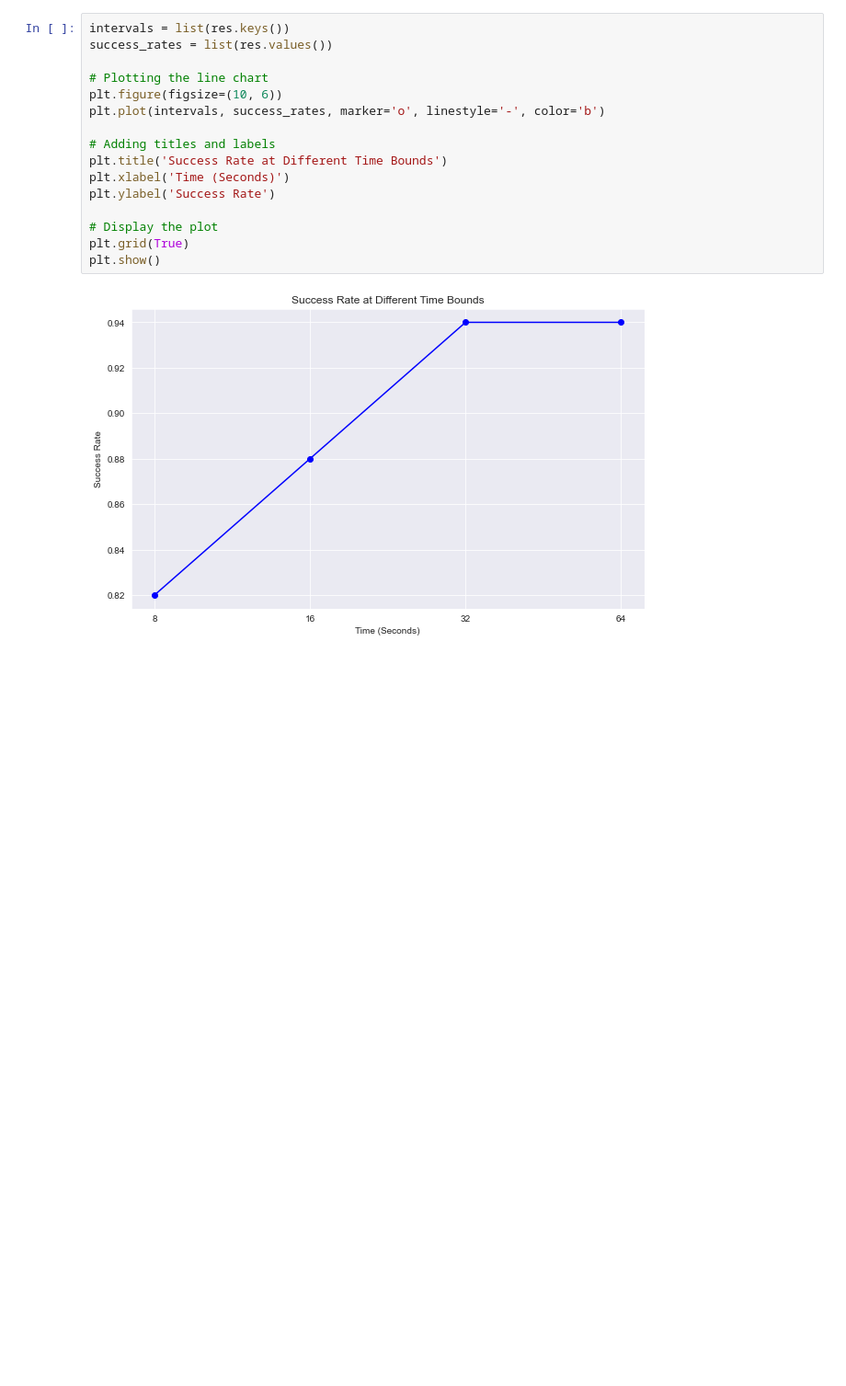
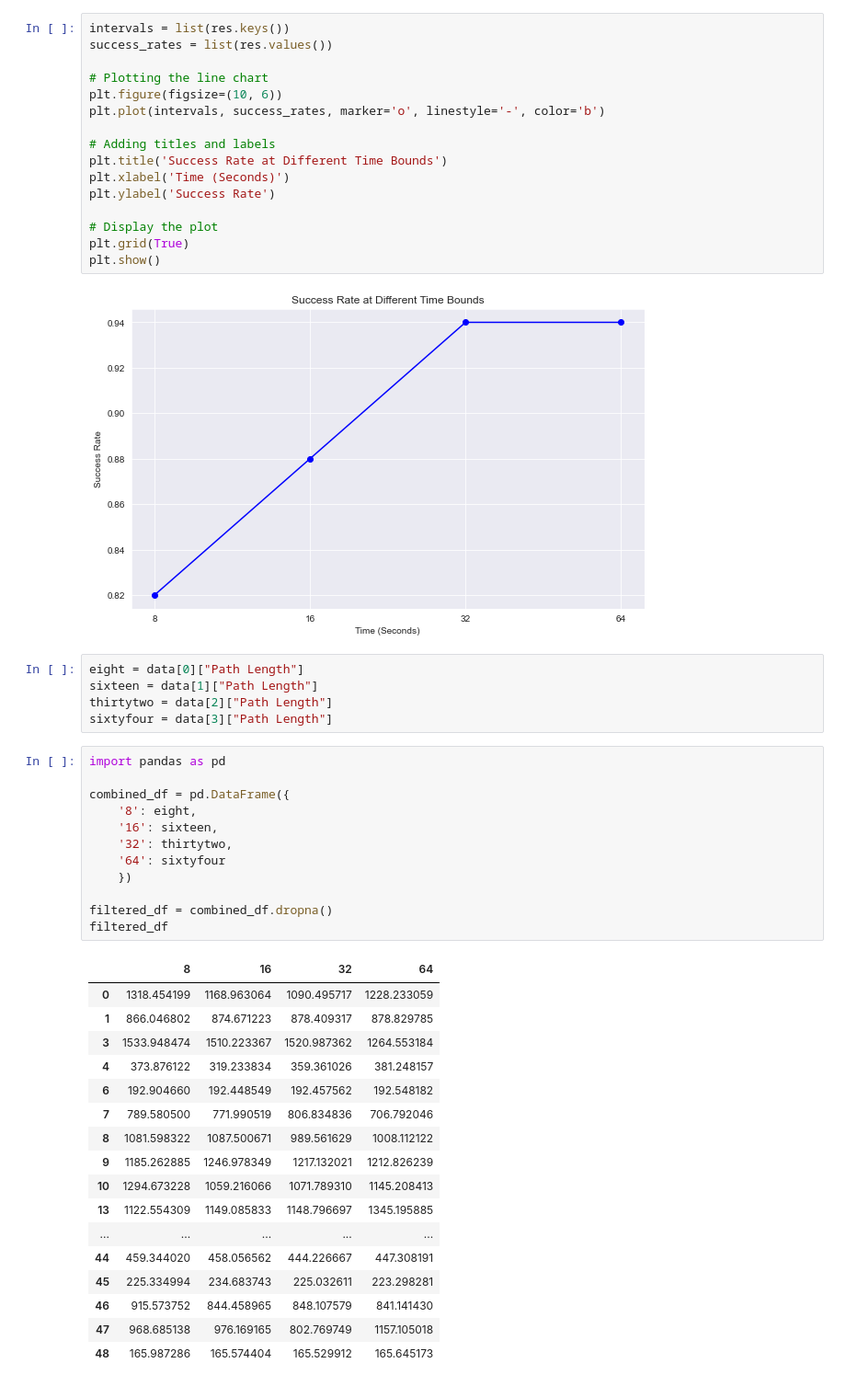
Before and after one commit to cameronstackhouse/PathPlanning, a Jupyter notebook: src/Evaluation/static-2d/different-times/analysis.ipynb, the cells around one changed output. Shown at 92% size. Cells and saved outputs as stored; diff of their text form; blank space fills up the shorter version.

```diff
--- a/src/Evaluation/static-2d/different-times/analysis.ipynb
+++ b/src/Evaluation/static-2d/different-times/analysis.ipynb
@@ -38,3 +38,38 @@ plt.grid(True)
 plt.show()
 # %% [output]
 [figure]
+# %%
+eight = data[0]["Path Length"]
+sixteen = data[1]["Path Length"]
+thirtytwo = data[2]["Path Length"]
+sixtyfour = data[3]["Path Length"]
+# %%
+import pandas as pd
+
+combined_df = pd.DataFrame({
+    '8': eight,
+    '16': sixteen,
+    '32': thirtytwo,
+    '64': sixtyfour
+    })
+
+filtered_df = combined_df.dropna()
+filtered_df
+# %% [output]
+|  | 8 | 16 | 32 | 64 |
+| 0 | 1318.454199 | 1168.963064 | 1090.495717 | 1228.233059 |
+| 1 | 866.046802 | 874.671223 | 878.409317 | 878.829785 |
+| 3 | 1533.948474 | 1510.223367 | 1520.987362 | 1264.553184 |
+| 4 | 373.876122 | 319.233834 | 359.361026 | 381.248157 |
+| 6 | 192.904660 | 192.448549 | 192.457562 | 192.548182 |
+| 7 | 789.580500 | 771.990519 | 806.834836 | 706.792046 |
+| 8 | 1081.598322 | 1087.500671 | 989.561629 | 1008.112122 |
+| 9 | 1185.262885 | 1246.978349 | 1217.132021 | 1212.826239 |
+| 10 | 1294.673228 | 1059.216066 | 1071.789310 | 1145.208413 |
+| 13 | 1122.554309 | 1149.085833 | 1148.796697 | 1345.195885 |
+| ... | ... | ... | ... | ... |
+| 44 | 459.344020 | 458.056562 | 444.226667 | 447.308191 |
+| 45 | 225.334994 | 234.683743 | 225.032611 | 223.298281 |
+| 46 | 915.573752 | 844.458965 | 848.107579 | 841.141430 |
+| 47 | 968.685138 | 976.169165 | 802.769749 | 1157.105018 |
+| 48 | 165.987286 | 165.574404 | 165.529912 | 165.645173 |
```
Also changed, not shown: parts of 1 cell of this notebook.
